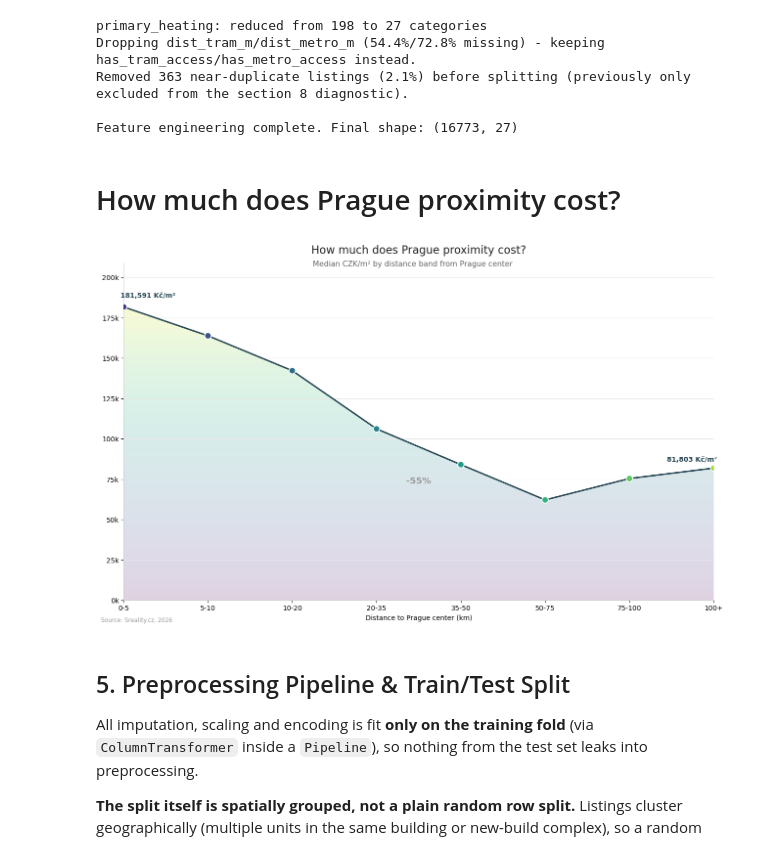
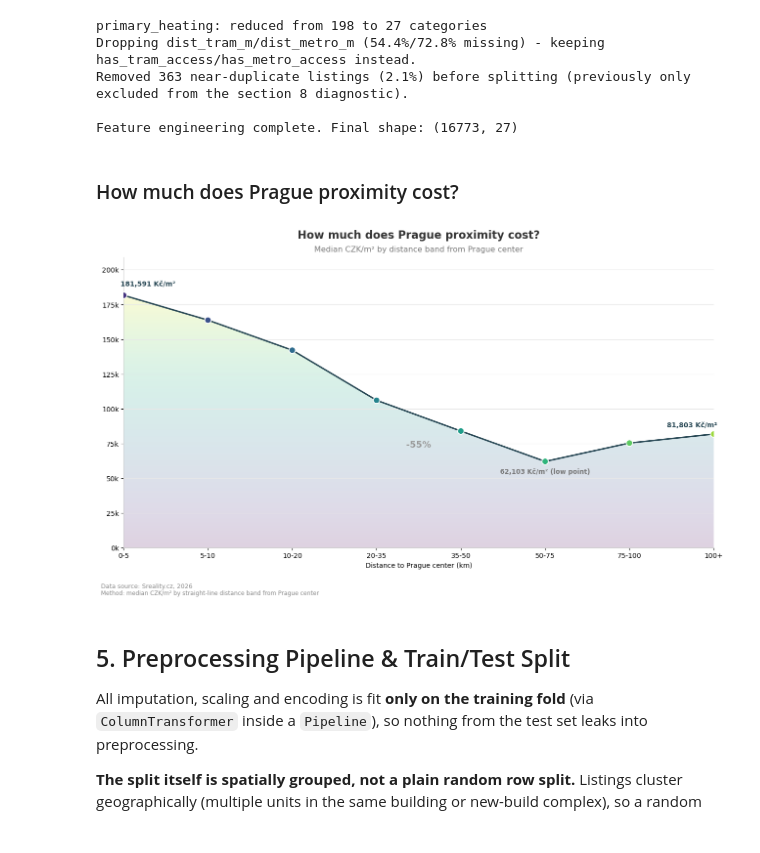
Before and after one commit to akorablov/house_price_prediction, a Jupyter notebook: house_price_cz.ipynb, the cells around one changed output. Cells and saved outputs as stored; diff of their text form; code cells hidden in the pictures.

```diff
--- a/house_price_cz.ipynb
+++ b/house_price_cz.ipynb
@@ -925,7 +948,7 @@ for bar, value, city in zip(bars, res['area'], res['city']):
 
 ax.set_axisbelow(True)
 ax.grid(axis='x', color=COLOR_GRID, linewidth=0.8, linestyle='-')
-ax.set_title('What does 3,000.000 CZK buy?', fontsize=16, fontweight='bold', color=COLOR_TEXT, loc='center', pad=28)
+ax.set_title('What does 3,000,000 CZK buy?', fontsize=16, fontweight='bold', color=COLOR_TEXT, loc='center', pad=28)
 subtitle = (f'Same budget, median apartment size by city')
 ax.text(0.5, 1.015, subtitle, transform=ax.transAxes, fontsize=11.5, color=COLOR_SECONDARY, ha='center', va='bottom')
 
@@ -943,7 +966,7 @@ takeaway = (
 ax.text(0.98, 0.035, takeaway, transform=ax.transAxes, ha='right', va='bottom', fontsize=11.5, fontweight='bold', color='#444444')
 max_area = res['area'].max()
 ax.set_xlim(0, max_area * 1.20)
-fig.text(0.01, 0.025, 'Source: Sreality.cz - 2026', fontsize=9, color='#888888')
+fig.text(0.01, 0.025, 'Data source: Sreality.cz, 2026', fontsize=9, color='#888888')
 fig.text(0.01, 0.008, 'Method: 3,000,000 CZK ÷ median asking price per m² = implied apartment size', fontsize=8.5, color='#888888')
 
 plt.tight_layout(rect=[0, 0.055, 1, 0.96])
@@ -1077,7 +1117,7 @@ Removed 363 near-duplicate listings (2.1%) before splitting (previously only exc
 
 Feature engineering complete. Final shape: (16773, 27)
 # %% [markdown]
-# How much does Prague proximity cost?
+### How much does Prague proximity cost?
 # %%
 bins = [0, 5, 10, 20, 35, 50, 75, 100, np.inf]
 labels = ['0-5', '5-10', '10-20', '20-35', '35-50', '50-75', '75-100', '100+']
@@ -1087,8 +1127,15 @@ binned = df.groupby('prague_dist_bin', observed=True)['price_per_m2'].median()
 x = np.arange(len(binned))
 y = binned.values
 
+COLOR_TEXT = '#333333'
+COLOR_SECONDARY = '#777777'
+
+plt.rcParams['font.family'] = 'DejaVu Sans'
 fig, ax = plt.subplots(figsize=(13, 8))
+fig.patch.set_facecolor('white')
+ax.set_facecolor('white')
 
+# Gradient fill under the curve
 from matplotlib.patches import Polygon
 z = np.linspace(0, 1, 256).reshape(-1, 1)
 im = ax.imshow(z, aspect='auto', cmap='viridis', alpha=0.18,
@@ -1096,45 +1143,56 @@ im = ax.imshow(z, aspect='auto', cmap='viridis', alpha=0.18,
 poly = Polygon(np.column_stack([np.concatenate([x, x[::-1]]),
                                  np.concatenate([y, np.zeros_like(y)])]),
                 closed=True)
-poly.set_transform(ax.transData)  # without this the clip path uses IdentityTransform (display coords) instead of data coords
+poly.set_transform(ax.transData)
 im.set_clip_path(poly)
 
 # Line + gradient-colored markers
 ax.plot(x, y, color='#264653', linewidth=2.2, zorder=2)
 colors = plt.cm.viridis(np.linspace(0.15, 0.85, len(x)))
 ax.scatter(x, y, c=colors, s=90, zorder=3, edgecolor='white', linewidth=1.3)
 
 # Endpoint annotations
 ax.annotate(f'{y[0]:,.0f} Kč/m²', (x[0], y[0]), textcoords='offset points',
             xytext=(-5, 14), fontsize=10, color='#264653', fontweight='bold', ha='left')
 ax.annotate(f'{y[-1]:,.0f} Kč/m²', (x[-1], y[-1]), textcoords='offset points',
             xytext=(5, 10), fontsize=10, color='#264653', fontweight='bold', ha='right')
 
+# Lowest point on the curve, not just the last bin - the trend isn't purely monotonic
+min_idx = int(np.argmin(y))
+if 0 < min_idx < len(y) - 1:
+    ax.annotate(f'{y[min_idx]:,.0f} Kč/m² (low point)', (x[min_idx], y[min_idx]),
+                textcoords='offset points', xytext=(0, -18), fontsize=9.5,
+                color='#777', fontweight='bold', ha='center')
+
 drop_pct = (1 - y[-1] / y[0]) * 100
 ax.annotate(f'-{drop_pct:.0f}%', xy=((x[0]+x[-1])/2, (y[0]+y[-1])/2 * 0.55),
             fontsize=13, color='#999', fontweight='bold', ha='center')
 
 ax.set_xticks(x)
 ax.set_xticklabels(binned.index.astype(str))
 
-ax.set_title('How much does Prague proximity cost?', fontsize=16, loc='center', color='#222', pad=14)
-ax.text(0.32, 0.99, 'Median CZK/m² by distance band from Prague center', transform=ax.transAxes, fontsize=11, color='#666')
+ax.set_title('How much does Prague proximity cost?', fontsize=16, fontweight='bold', color=COLOR_TEXT, loc='center', pad=28)
+subtitle = 'Median CZK/m² by distance band from Prague center'
+ax.text(0.5, 1.015, subtitle, transform=ax.transAxes, fontsize=11.5, color=COLOR_SECONDARY, ha='center', va='bottom')
 
 ax.set_xlabel('Distance to Prague center (km)')
 ax.yaxis.set_major_formatter(mticker.FuncFormatter(lambda x, _: f'{x/1000:.0f}k'))
 ax.grid(axis='y', color='#e8e8e8', linewidth=0.8, zorder=0)
 ax.set_axisbelow(True)
 
 for spine in ['top', 'right']:
     ax.spines[spine].set_visible(False)
 ax.spines['left'].set_color('#cccccc')
 ax.spines['bottom'].set_color('#cccccc')
 ax.set_ylim(0, y.max() * 1.15)
-fig.text(0.01, 0.018, 'Source: Sreality.cz, 2026', fontsize=8.5, color='#999999')
-plt.tight_layout()
+
+fig.text(0.01, 0.025, 'Data source: Sreality.cz, 2026', fontsize=9, color='#888888')
+fig.text(0.01, 0.008, 'Method: median CZK/m² by straight-line distance band from Prague center', fontsize=8.5, color='#888888')
+
+plt.tight_layout(rect=[0, 0.055, 1, 0.96])
 plt.show()
 # %% [output]
-[figure, old version]
+[figure, new version]
 # %% [markdown]
 ## 5. Preprocessing Pipeline & Train/Test Split
 
```
Also changed, not shown: parts of 12 cells of this notebook, 11 other files.
